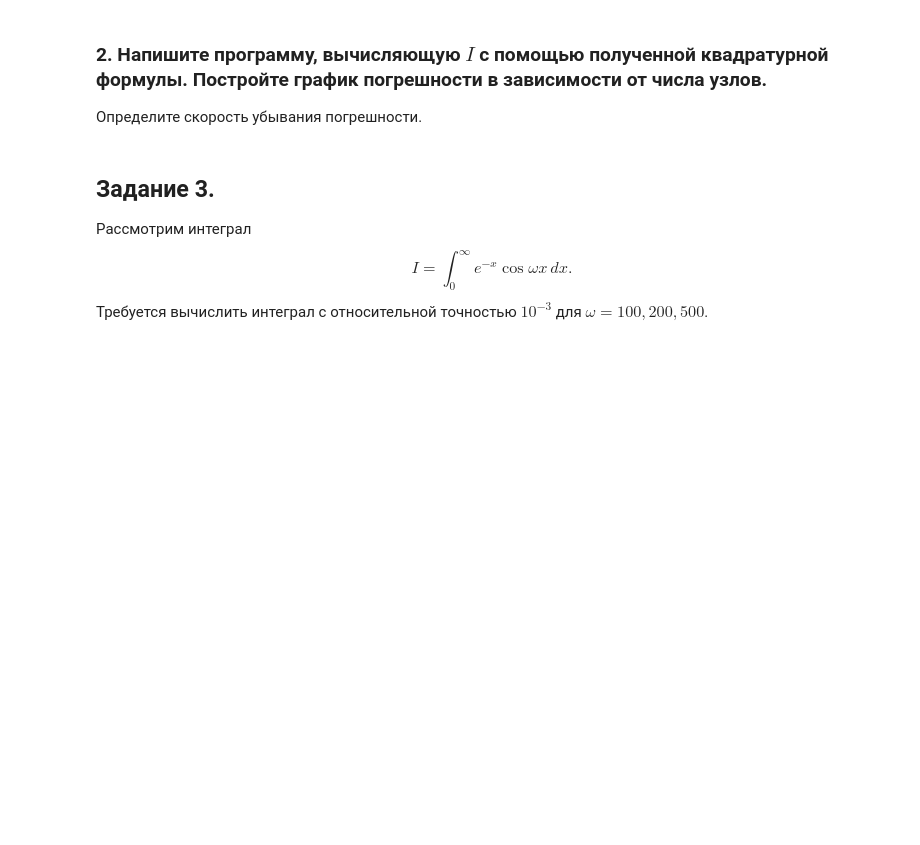
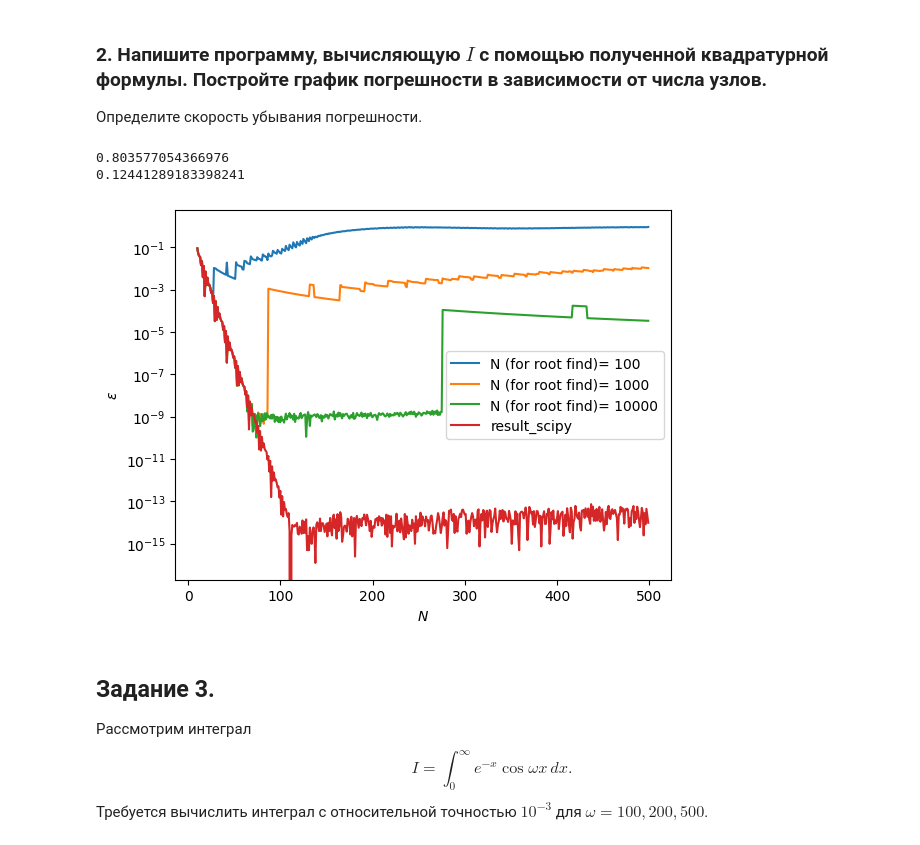
Before and after one commit to dyed-eye/numerical-methods, a Jupyter notebook: 6. Integration.ipynb, the cells around one changed output. Drawn from its saved outputs; the diff is of its cells as text; code cells hidden in the pictures; blank space fills up the shorter version.

```diff
--- a/6. Integration.ipynb
+++ b/6. Integration.ipynb
@@ -266,6 +262,53 @@ ValueError: f(a) and f(b) must have different signs
 # %% [markdown]
 ### 2. Напишите программу, вычисляющую $I$ с помощью полученной квадратурной формулы. Постройте график погрешности в зависимости от числа узлов.
 Определите скорость убывания погрешности.
+# %%
+points = roots
+weigths = weights
+
+def func(x):
+    return 1/(1+9*x**2)
+
+analytical=1/3*(np.arctan(3) + np.arctan(15))
+
+
+def integrateGauss(f, points, weigths,a,b):
+  def x(u,a=a,b=b):
+     return (a+b+(b-a)*u)/2
+  S = 0
+  for i in range(len(points)):
+    S += f(x(points[i]))*weigths[i]
+  return S*(b-a)/2
+
+print(integrateGauss(func, points, weigths, a=-1,b=5))
+print(abs(integrateGauss(func, points, weigths, a=-1,b=5)-analytical)/analytical)
+# %% [output]
+0.803577054366976
+0.12441289183398241
+# %%
+N = range(10,500)
+N_root_points=[100, 1000, 10000]
+result_scipy=[]
+for N_root in N_root_points:
+    result = []
+    for i in N:
+        roots=eval_roots(i,N=N_root)
+        weights=eval_weights(roots,i)
+        result.append(np.abs(integrateGauss(func,roots,weights,a=-1,b=5) - analytical)/analytical)
+
+    plt.semilogy(N, result, label=f'N (for root find)= {N_root}')
+for n in N:
+    roots=roots_legendre(n)[0]
+    weights=roots_legendre(n)[1]
+    result_scipy.append(np.abs(integrateGauss(func,roots,weights,a=-1,b=5) - analytical)/analytical)
+
+plt.semilogy(N, result_scipy, label="result_scipy")
+plt.xlabel("$N$")
+plt.ylabel("$\\varepsilon$")
+plt.legend()
+plt.show()
+# %% [output]
+[figure, added]
 # %% [markdown]
 ##  Задание 3.
 
```
Also changed, not shown: parts of 16 cells of this notebook.
